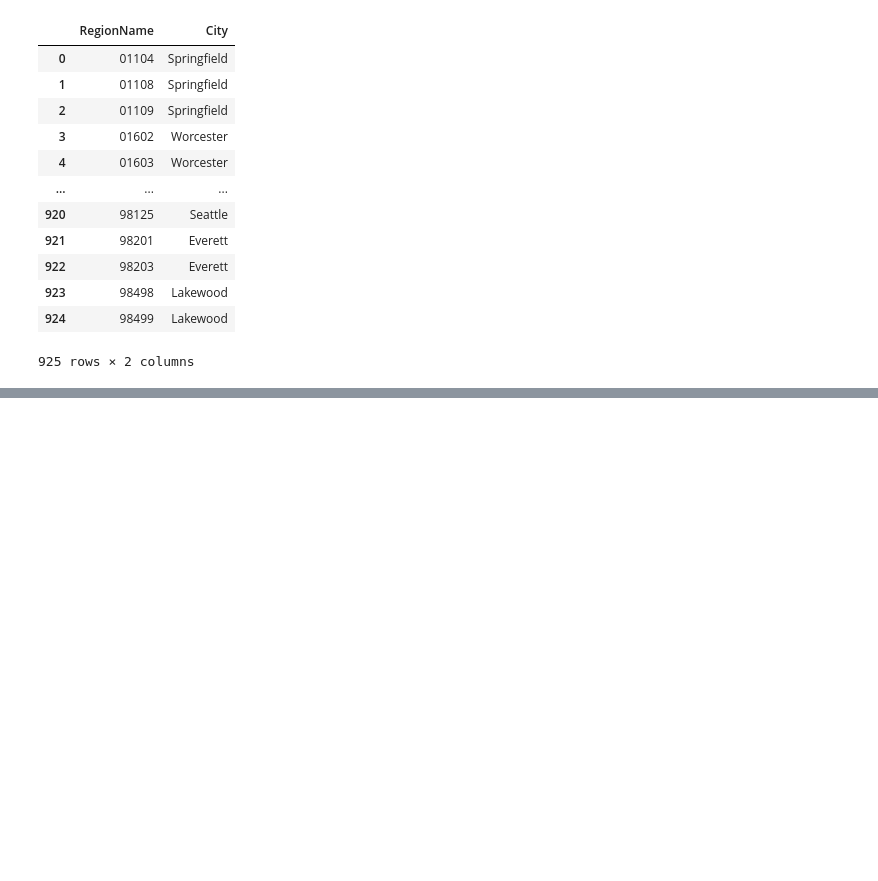
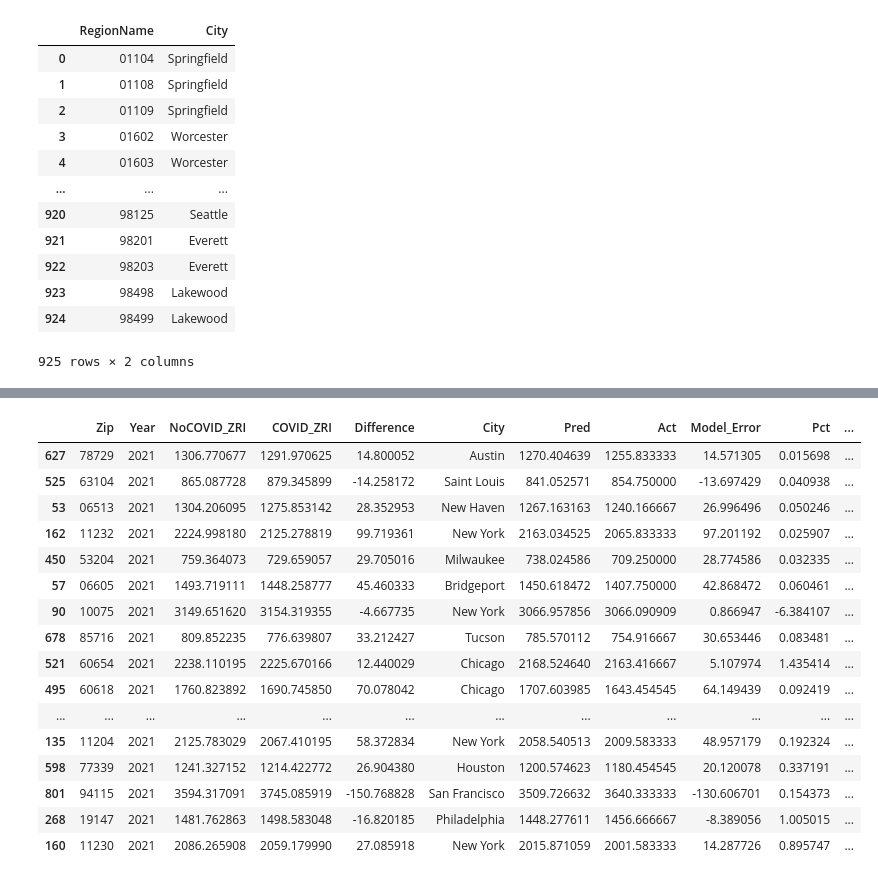
Before and after one commit to jonahsg/NYCDSA_Capstone, a Jupyter notebook: Final.ipynb, the cells around one changed output, grey strips where cells are left out. Cells and saved outputs as stored; diff of their text form; code cells hidden in the pictures; blank space fills up the shorter version.

```diff
--- a/Final.ipynb
+++ b/Final.ipynb
@@ -245,0 +296,20 @@ test.sort_values(by = 'Pct', key = abs, ascending = False).head(20)
+# %%
+test_true.sort_values(by = 'Pct_Diff', key = abs).head(20)
+# %% [output]
+|  | Zip | Year | NoCOVID_ZRI | COVID_ZRI | Difference | City | Pred | Act | Model_Error | Pct | ... |
+| 627 | 78729 | 2021 | 1306.770677 | 1291.970625 | 14.800052 | Austin | 1270.404639 | 1255.833333 | 14.571305 | 0.015698 | ... |
+| 525 | 63104 | 2021 | 865.087728 | 879.345899 | -14.258172 | Saint Louis | 841.052571 | 854.750000 | -13.697429 | 0.040938 | ... |
+| 53 | 06513 | 2021 | 1304.206095 | 1275.853142 | 28.352953 | New Haven | 1267.163163 | 1240.166667 | 26.996496 | 0.050246 | ... |
+| 162 | 11232 | 2021 | 2224.998180 | 2125.278819 | 99.719361 | New York | 2163.034525 | 2065.833333 | 97.201192 | 0.025907 | ... |
+| 450 | 53204 | 2021 | 759.364073 | 729.659057 | 29.705016 | Milwaukee | 738.024586 | 709.250000 | 28.774586 | 0.032335 | ... |
+| 57 | 06605 | 2021 | 1493.719111 | 1448.258777 | 45.460333 | Bridgeport | 1450.618472 | 1407.750000 | 42.868472 | 0.060461 | ... |
+| 90 | 10075 | 2021 | 3149.651620 | 3154.319355 | -4.667735 | New York | 3066.957856 | 3066.090909 | 0.866947 | -6.384107 | ... |
+| 678 | 85716 | 2021 | 809.852235 | 776.639807 | 33.212427 | Tucson | 785.570112 | 754.916667 | 30.653446 | 0.083481 | ... |
+| 521 | 60654 | 2021 | 2238.110195 | 2225.670166 | 12.440029 | Chicago | 2168.524640 | 2163.416667 | 5.107974 | 1.435414 | ... |
+| 495 | 60618 | 2021 | 1760.823892 | 1690.745850 | 70.078042 | Chicago | 1707.603985 | 1643.454545 | 64.149439 | 0.092419 | ... |
+| ... | ... | ... | ... | ... | ... | ... | ... | ... | ... | ... | ... |
+| 135 | 11204 | 2021 | 2125.783029 | 2067.410195 | 58.372834 | New York | 2058.540513 | 2009.583333 | 48.957179 | 0.192324 | ... |
+| 598 | 77339 | 2021 | 1241.327152 | 1214.422772 | 26.904380 | Houston | 1200.574623 | 1180.454545 | 20.120078 | 0.337191 | ... |
+| 801 | 94115 | 2021 | 3594.317091 | 3745.085919 | -150.768828 | San Francisco | 3509.726632 | 3640.333333 | -130.606701 | 0.154373 | ... |
+| 268 | 19147 | 2021 | 1481.762863 | 1498.583048 | -16.820185 | Philadelphia | 1448.277611 | 1456.666667 | -8.389056 | 1.005015 | ... |
+| 160 | 11230 | 2021 | 2086.265908 | 2059.179990 | 27.085918 | New York | 2015.871059 | 2001.583333 | 14.287726 | 0.895747 | ... |
```
Also changed, not shown: parts of 17 cells of this notebook.
